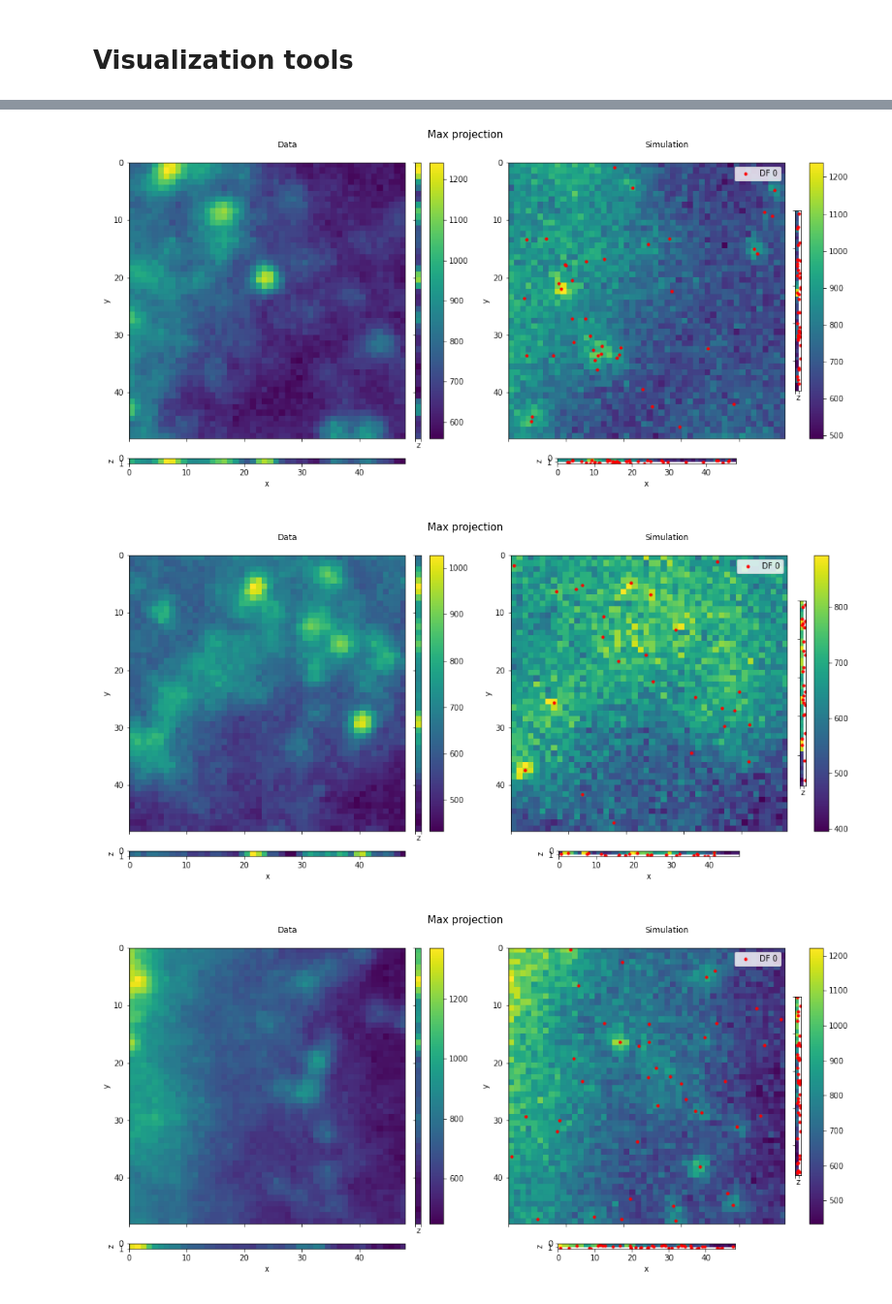
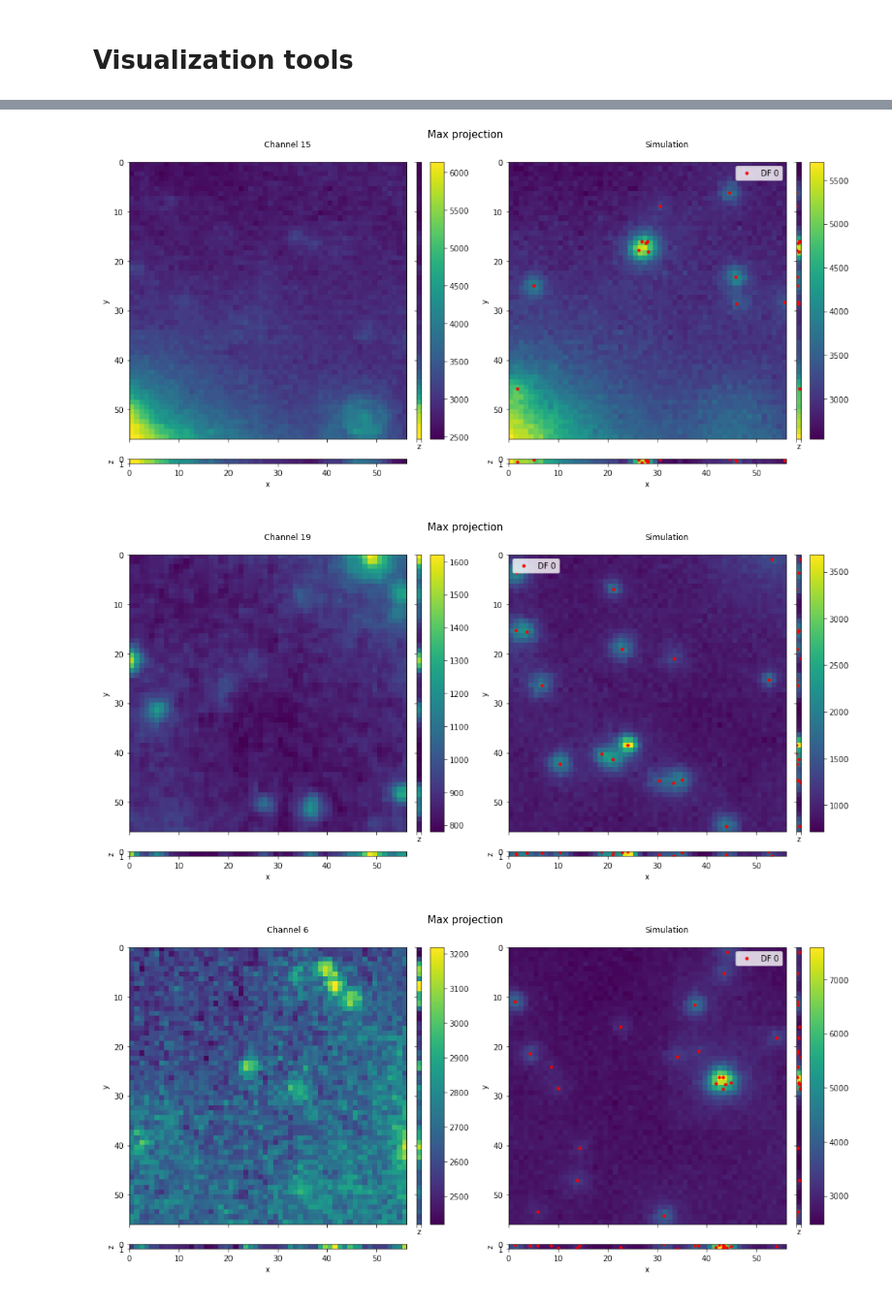
Before and after one commit to TuragaLab/decode_fish, a Jupyter notebook: nbs/16_visualization.ipynb, the cells around one changed output, grey strips where cells are left out. Shown at 97% size. Drawn from its saved outputs; the diff is of its cells as text; code cells hidden in the pictures.

```diff
--- a/nbs/16_visualization.ipynb
+++ b/nbs/16_visualization.ipynb
@@ -42,4 +31,6 @@ os.environ["CUDA_VISIBLE_DEVICES"] = '1'
 # %%
-cfg = OmegaConf.load(f'../config/experiment/MERFISH_sf_3dvol.yaml')
+cfg.training.bs = 1
 model, post_proc, micro, img_3d, decode_dl = load_all(cfg)
+codebook, target = get_mop_codebook()
+post_proc.codebook = torch.tensor(codebook)
 # %% [output]
@@ -48,2 +38,0 @@ Crop size larger than volume in at least one dimension. Crop size changed to (1,
-# %%
-img_3d, decode_dl = get_dataloader(cfg)
@@ -53,10 +39,9 @@ Crop size larger than volume in at least one dimension. Crop size changed to (1,
 # %%
 # export
-def get_simulation_statistics(decode_dl, micro, int_conc, int_rate, int_loc, int_threshold=1, samples = 1, channels=1, n_bits=1, psf_noise=True, codebook=None):
+def get_simulation_statistics(decode_dl, micro, int_conc, int_rate, int_loc, int_threshold=1, samples = 1, channels=1, n_bits=1, psf_noise=True, const_theta_sim=True):
 
     """
-    Draws a sample from the dataloader, and plots a slice of the real volume, the extracted background and
-    a slice from a simulated volume.
+    Draws a sample from the dataloader, and plots a slice of the real volume and the simulated volume.
     """
     z_ind = decode_dl.dataset.dataset_tfms[0].crop_sz[0]//2
     with torch.no_grad():
@@ -65,53 +50,35 @@ def get_simulation_statistics(decode_dl, micro, int_conc, int_rate, int_loc, int
 
             xmax = 0
             while xmax <= int_threshold:
-                x, local_rate, background = next(iter(decode_dl))
-                xmax = x[0,0,z_ind].max()
+                ret_dict = next(iter(decode_dl))
+                xmax = ret_dict['x'][0,0,z_ind].max()
 
             rand_ch = np.random.randint(0,channels)
 
-            sim_vars = PointProcessUniform(local_rate[:,0],int_conc, int_rate, int_loc, channels=channels, n_bits=n_bits, sim_z=True,
-                                  codebook=codebook, int_option=3).sample(from_code_book=(codebook is not None), phasing=False)
+            sim_vars = PointProcessUniform(ret_dict['local_rate'][:,0],int_conc, int_rate, int_loc, channels=channels, n_bits=n_bits, sim_z=True,
+                                  codebook=None, int_option=3).sample(from_code_book=False, phasing=False)
             ch_inp = micro.get_single_ch_inputs(*sim_vars[:-1])
             xsim = micro(*ch_inp, add_noise=psf_noise)
-            xsim = micro.noise(xsim, background).sample()
+            xsim = micro.noise(xsim, ret_dict['background'], const_theta_sim=const_theta_sim).sample()
 
             sim_df = sample_to_df(*sim_vars[:5], sim_vars[-1], px_size_zyx=[1.,1.,1.])
             sim_df = sim_df[sim_df['frame_idx'] == 0]
             sim_df = sim_df[sim_df[f'int_{rand_ch}'] > 0]
 
-            x = cpu(x[0,rand_ch])
+            x = cpu(ret_dict['x'][0,rand_ch])
             xsim = cpu(xsim[0,rand_ch])
-
-            if xsim.shape[-3] > 1:
-
-                fig, axes = plt.subplots(ncols=3, figsize=(15,5))
-                fig.suptitle('z slice', fontsize=15, y=0.96)
-
-                im = axes[0].imshow(x[z_ind])
-                add_colorbar(im)
-                axes[0].set_title('Recording')
-
-                im = axes[1].imshow(cpu(background[0,rand_ch])[z_ind])
-                add_colorbar(im)
-                axes[1].set_title('Background')
-
-                im = axes[2].imshow(xsim[z_ind])
-                add_colorbar(im)
-                axes[2].set_title('Simulation')
-                plt.show()
 
             fig1, axes = plot_3d_projections(x, display=False)
             fig2, axes = plot_3d_projections(xsim, display=False)
             scat_3d_projections(axes, sim_df)
 
-            figure = combine_figures([fig1,fig2],[f'Data {rand_ch}','Simulation'], nrows=1, ncols=2, figsize=(20,10))
+            figure = combine_figures([fig1,fig2],[f'Channel {rand_ch}','Simulation'], nrows=1, ncols=2, figsize=(20,10))
             figure.suptitle('Max projection', fontsize=15, y=0.9)
 # %%
-get_simulation_statistics(decode_dl, micro, **cfg.intensity_dist, int_threshold=10, samples=3, channels=cfg.exp_type.channels, n_bits=cfg.exp_type.n_bits)
+get_simulation_statistics(decode_dl, micro, **cfg.genm.intensity_dist, int_threshold=0.1, samples=3, channels=cfg.genm.exp_type.n_channels, n_bits=cfg.genm.exp_type.n_bits, psf_noise=False)
 # %% [output]
-[figure, old version]
+[figure, new version]
-[figure, old version]
+[figure, new version]
-[figure, old version]
+[figure, new version]
 # %%
 # export
```
Also changed, not shown: parts of 12 cells of this notebook, 31 other files.
